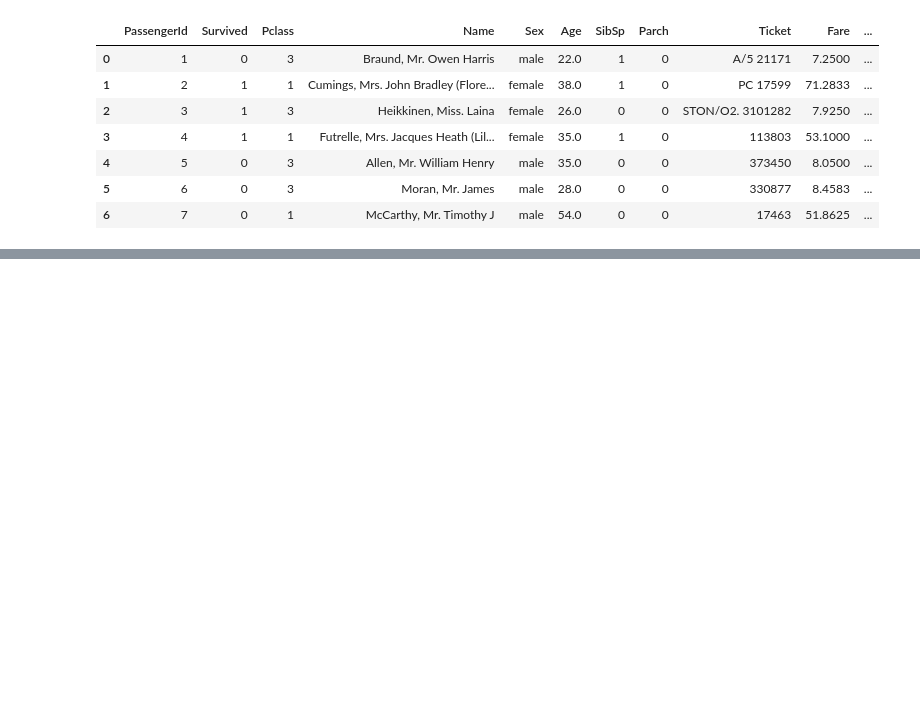
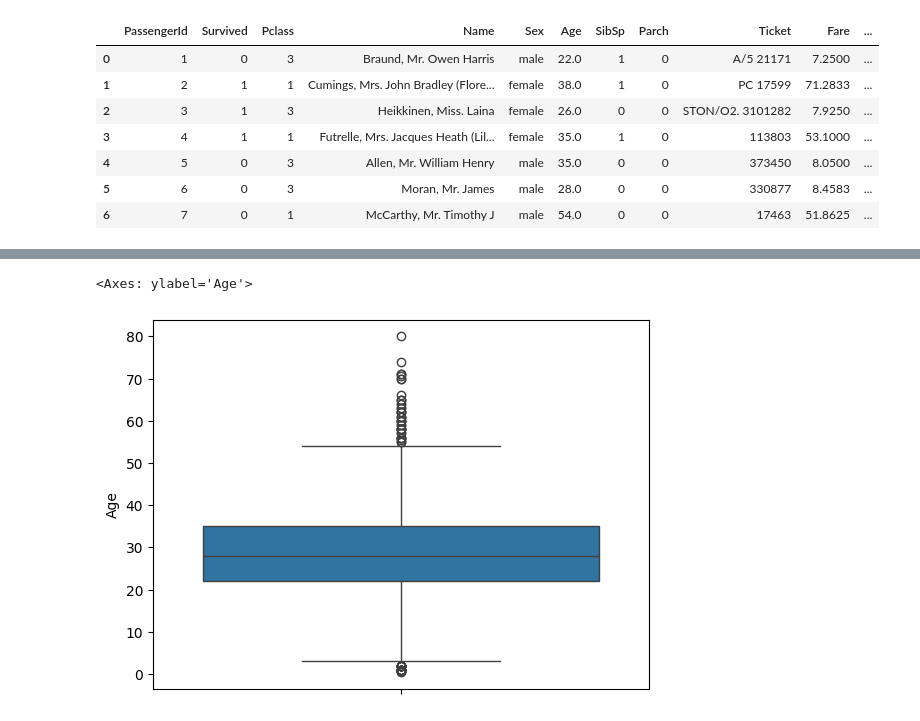
Before and after one commit to dushyantsingh08/feature_engineering, a Jupyter notebook: handling-missing-values.ipynb, the cells around one changed output, grey strips where cells are left out. Cells and saved outputs as stored; diff of their text form; code cells hidden in the pictures; blank space fills up the shorter version.

```diff
--- a/handling-missing-values.ipynb
+++ b/handling-missing-values.ipynb
@@ -271,0 +274,3 @@ For example, when doing 'df[col].method(value, inplace=True)', try using 'df.met
+# %%
+df = pd.read_csv('./titanic_train.csv')
+df.head()
@@ -271,0 +284,6 @@ For example, when doing 'df[col].method(value, inplace=True)', try using 'df.met
+# %%
+extreme = df.Age.mean() + 3*df.Age.std()
+# %%
+df['Age_EOD'] = df.Age.fillna(extreme)
+median = df.Age.median()
+df['Age'] = df.Age.fillna(median)
@@ -271,0 +306,5 @@ For example, when doing 'df[col].method(value, inplace=True)', try using 'df.met
+# %%
+sns.boxplot(df['Age'])
+# %% [output]
+<Axes: ylabel='Age'>
+[figure, added]
```
Also changed, not shown: parts of 10 cells of this notebook, 1 other file.
